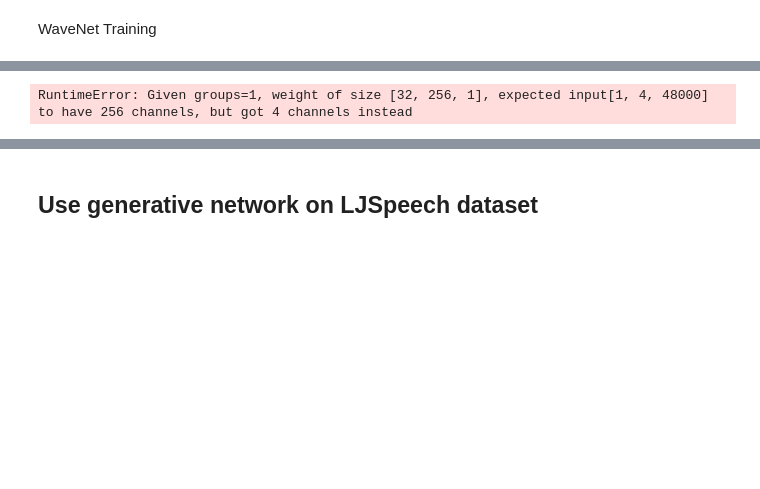
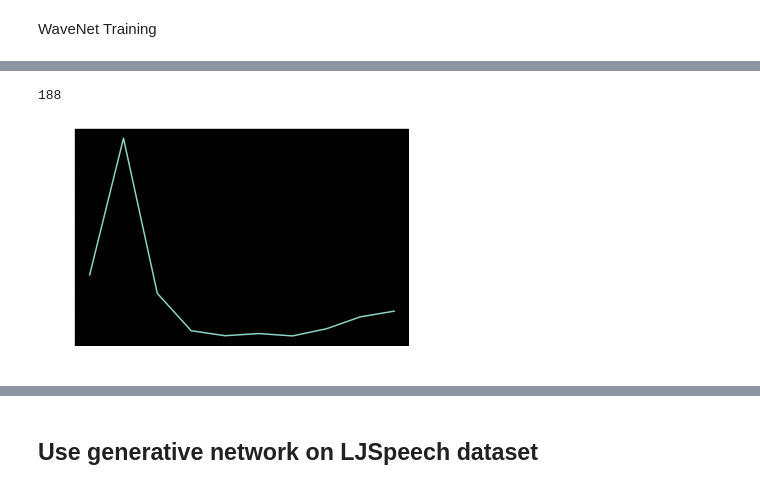
Before and after one commit to TrevorAshby/ProSS, a Jupyter notebook: testing/auto_annotator.ipynb, the cells around one changed output, grey strips where cells are left out. Cells and saved outputs as stored; diff of their text form; code cells hidden in the pictures; blank space fills up the shorter version.

```diff
--- a/testing/auto_annotator.ipynb
+++ b/testing/auto_annotator.ipynb
@@ -233,11 +248,12 @@ class ArcticDS(Dataset):
 pygame 2.1.2 (SDL 2.0.18, Python 3.8.10)
 Hello from the pygame community. https://www.pygame.org/contribute.html
 # %%
-arctic_dataset = ArcticDS()
+arctic_dataset = ArcticDS(audio_len=8000)
 test_idx = 3
 print(arctic_dataset[test_idx])
 print('THE BELOW SHOULD BE 48000:')
 print(arctic_dataset[test_idx]['audio'].shape)
+print(arctic_dataset[test_idx]['audio'])
 print('THE BELOW SHOULD BE 15000:')
 print(arctic_dataset[test_idx]['ppg'].flatten().shape)
 # %% [output]
@@ -256,5 +277,5 @@ THE BELOW SHOULD BE 15000:
 # %%
-dataloader = DataLoader(arctic_dataset, batch_size=4, shuffle=True, num_workers=0)
+dataloader = DataLoader(arctic_dataset, batch_size=1, shuffle=True, num_workers=0)
 
 for i_batch, sample_batched in enumerate(dataloader):
     print(i_batch, sample_batched['audio'].size(), sample_batched['text'])
@@ -267,9 +288,10 @@ torch.Size([4, 50, 300])
 <class 'torch.Tensor'>
 # %%
 from wavenet_model import *
+from wavenet_model_simple import *
 # define WaveNet that is capable of taking in audio to produce PPG.
 #wavenet = WaveNetModel(10,4,300,300,50,50,len(PHONEME_LIST.keys()), 300, 2)
-wavenet = WaveNetModel()
+wavenet = WaveNetModelSimple(input_dim=8000).cuda()
 # %% [markdown]
 WaveNet Training
 # %%
@@ -279,22 +301,28 @@ from tqdm import tqdm
 def train(wn_model, num_epochs, lr_in, train_loader, val_loader):
     criterion = nn.CrossEntropyLoss()
     optimizer = optim.Adam(wn_model.parameters(), lr=lr_in)
-
+    losses = []
     for epoch in range(num_epochs):
         loop = tqdm(total=len(train_loader), position=0, leave=False)
-
+        loss_avg = 0
+        accuracy = 0.0
         for batch, b_data in enumerate(train_loader):
             # need input (audio) and target (PPG)
             x = b_data['audio'].cuda()
             y_targ = b_data['ppg'].cuda()
             optimizer.zero_grad()
-            y_hat = wn_model(x.unsqueeze(dim=0))
-            print('y_hat shape: ', y_hat.shape)
-            loss += criterion(y_hat, y_targ)
-        accuracy = 0.0
-        loop.set_description('epoch:{}, batch:{}, loss:{:.4f}, accuracy:{:.3f}'.format(epoch, batch, loss.item(), accuracy))
-        loss.backward()
-        optimizer.step()
+            y_hat = wn_model(x)
+            #print('y_hat shape: ', y_hat.shape)
+            #print('y_targ shape: ', torch.argmax(y_targ, dim=2).shape)
+            loss = criterion(y_hat, torch.argmax(y_targ, dim=2))
+            loop.set_description('epoch:{}, batch:{}, loss:{:.4f}, accuracy:{:.3f}'.format(epoch, batch, loss.item()/(batch+1), accuracy))
+            loop.update(113)
+            #print(loss.item())
+            loss.backward()
+            optimizer.step()
+            loss_avg += loss.item()
+        losses.append(loss_avg/len(train_loader))
         loop.close()
+    return losses, wn_model
 
     # plot the loss, acc, etc.
@@ -301,4 +349,10 @@ def train(wn_model, num_epochs, lr_in, train_loader, val_loader):
+# %%
+print(524288 % 300)
+# %% [output]
+188
 # %%
-train(wavenet, 1, 0.001, dataloader, None)
+losses, wmodel = train(wavenet, 10, 0.001, dataloader, None)
+plt.plot(losses)
+plt.show()
 # %% [output]
-RuntimeError: Given groups=1, weight of size [32, 256, 1], expected input[1, 4, 48000] to have 256 channels, but got 4 channels instead
+[figure, added]
```
Also changed, not shown: parts of 9 cells of this notebook, 6 other files.
